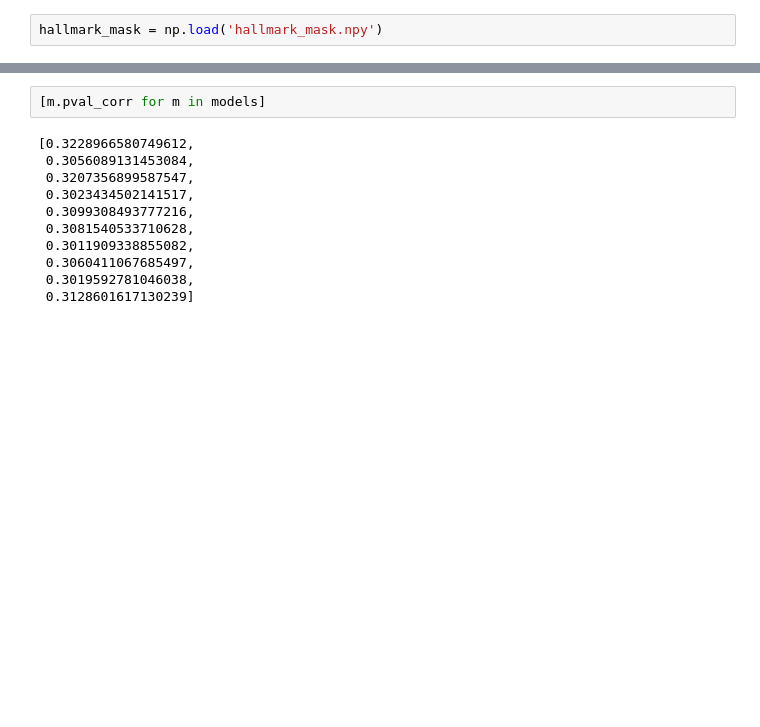
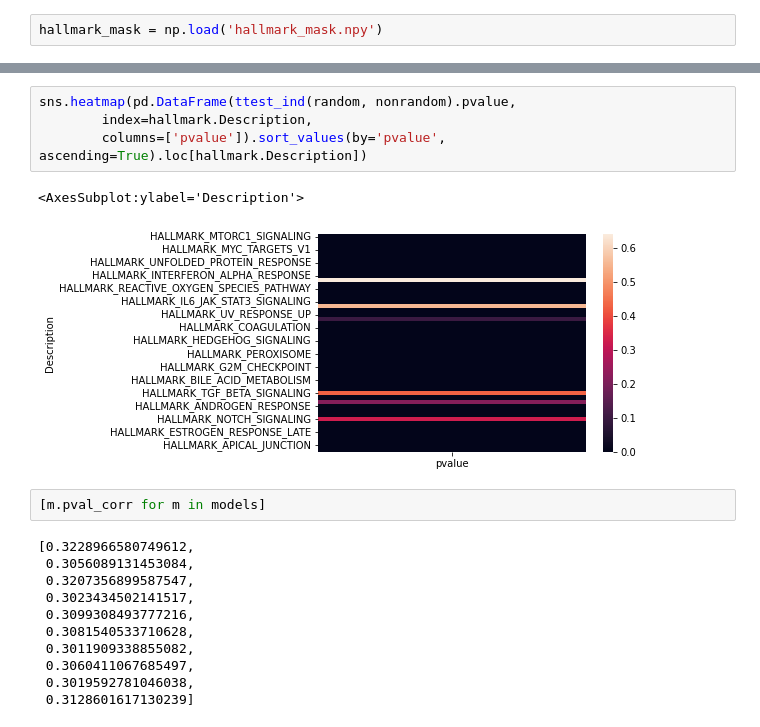
Before and after one commit to Koushul/CITRUS, a Jupyter notebook: MCF10A.ipynb, the cells around one changed output, grey strips where cells are left out. Saved outputs shown, nothing was run; the diff lists cells and outputs as text; blank space fills up the shorter version.

```diff
--- a/MCF10A.ipynb
+++ b/MCF10A.ipynb
@@ -100,3 +250,10 @@ for m in tqdm(list(Path('/ix/hosmanbeyoglu/kor11/output').iterdir())):
+# %%
+sns.heatmap(pd.DataFrame(ttest_ind(random, nonrandom).pvalue,
+        index=hallmark.Description,
+        columns=['pvalue']).sort_values(by='pvalue', ascending=True).loc[hallmark.Description])
+# %% [output]
+<AxesSubplot:ylabel='Description'>
+[figure, added]
 # %%
 [m.pval_corr for m in models]
 # %% [output]
```
Also changed, not shown: parts of 23 cells of this notebook, 8 other files.
